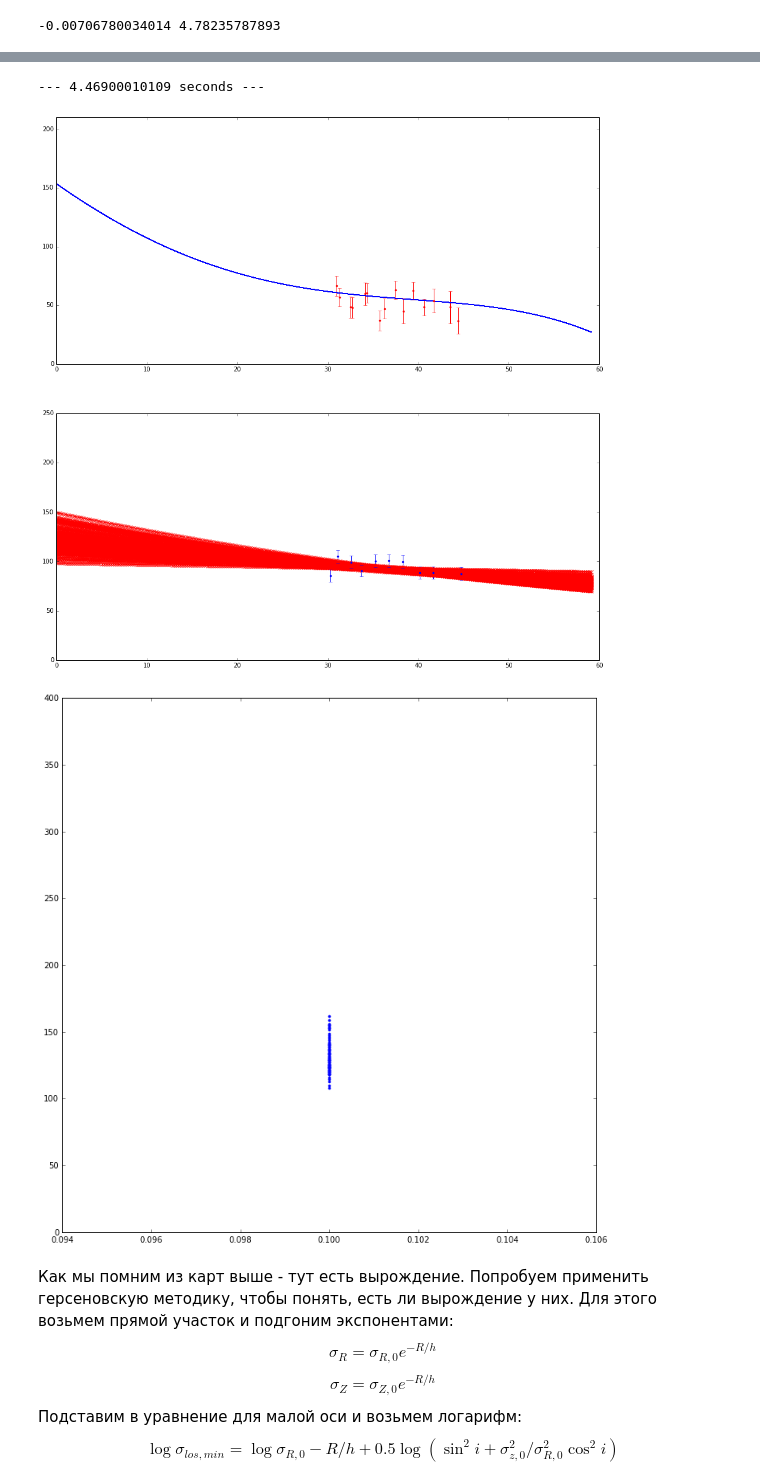
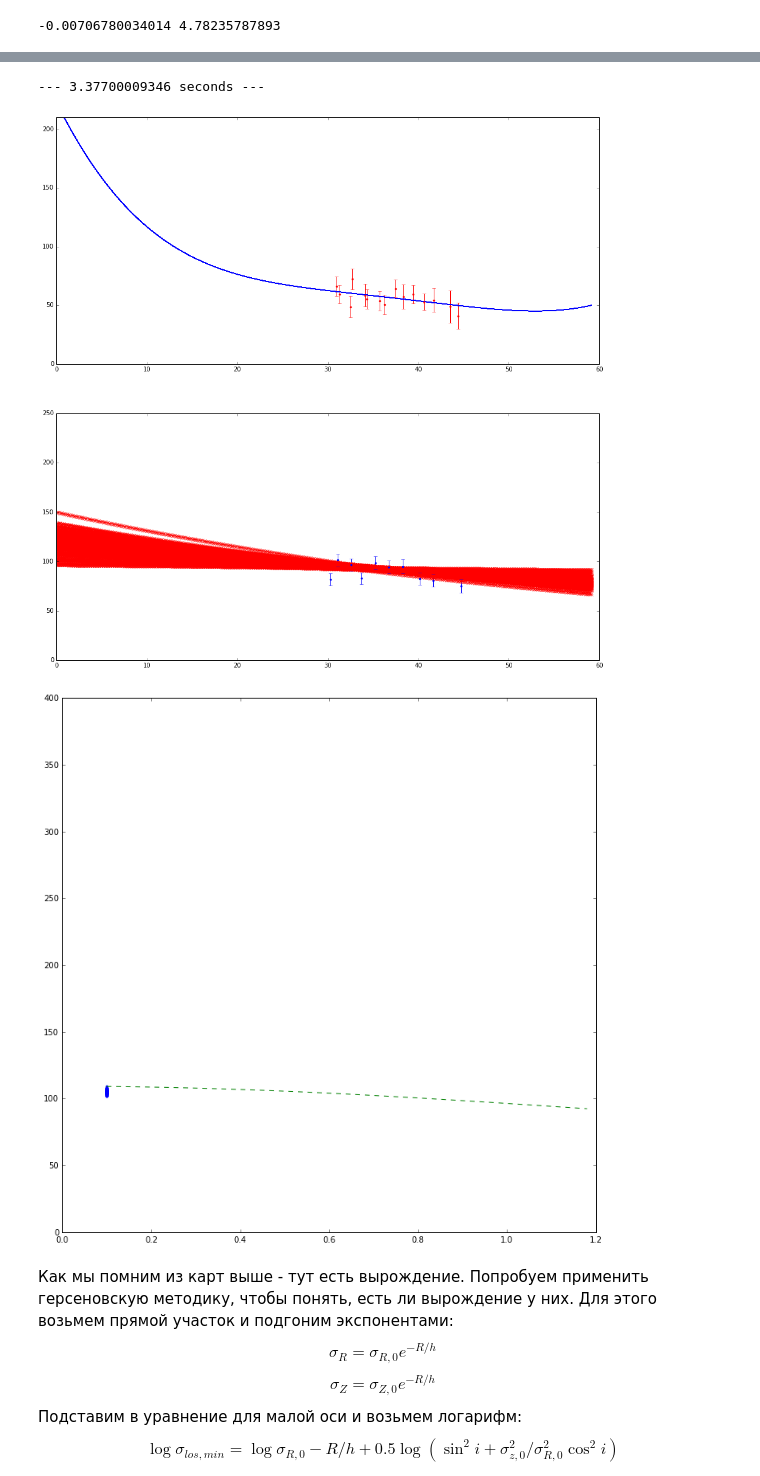
Before and after one commit to Amarchuk/2FInstability, a Jupyter notebook: notebooks/NGC3245-Copy1.ipynb, the cells around one changed output, grey strips where cells are left out. Saved outputs shown, nothing was run; the diff lists cells and outputs as text; code cells hidden in the pictures.

```diff
--- a/notebooks/NGC3245-Copy1.ipynb
+++ b/notebooks/NGC3245-Copy1.ipynb
@@ -847,6 +847,8 @@ plt.show()
 [figure]
 # %%
 # os.chdir("C:\\Users\\root\\Dropbox\\RotationCurves\\PhD\\paper1\\text\\imgs")
+
+main_slice = lambda l: sig_min_0/sqrt(sin_i**2 + cos_i**2 * l**2)
 
 alphas = np.arange(0.1, 1.2, 0.03)
 sigmas = np.arange(10.0, 400, 3.)
@@ -872,7 +874,7 @@ plt.clabel(cset, inline=1, fontsize=10, fmt='%1.1f',)
 ax.text(0.87, 260, '$\chi^2_{min}$', size = 24.)
 ax.set_ylabel('$\sigma_{R,0}$', size=20.)
 xx = np.arange(0.25, 1.0, 0.01)
-# ax.plot(xx, map(main_slice, xx), '--', color='black')
+ax.plot(xx, map(main_slice, xx), '--', color='black')
 ax.set_ylim(10, 400)
 ax.fill_between(x1, y1, 0, color='gray', alpha=0.3)
 ax.fill_between(x2, y2, 0, color='white')
@@ -895,7 +897,7 @@ plt.clabel(cset, inline=1, fontsize=10, fmt='%1.1f',)
 ax.text(0.87, 260, '$\chi^2_{maj}$', size = 24.)
 ax.set_ylabel('$\sigma_{R,0}$', size=20.)
 xx = np.arange(0.25, 1.0, 0.01)
-# ax.plot(xx, map(main_slice, xx), '--', color='black')
+ax.plot(xx, map(main_slice, xx), '--', color='black')
 
 ax.fill_between(x1, y1, 0, color='gray', alpha=0.3)
 ax.fill_between(x2, y2, 0, color='white')
@@ -907,7 +909,7 @@ err_maj = []
 for al in alphas:
     global alpha, sig_R_0
     alpha = al
-#     sig_R_0 = main_slice(al)
+    sig_R_0 = main_slice(al)
     sqerr_maj = calc_chi2_normal(sig_maj_p, e_sig_maj_p, [sig_maj_exp(Robs, p[0]) for
                                    (Robs, p) in zip(r_ma_bind, sig_maj_data)])
 #     sqerr_maj = calc_chi2_normal(sig_maj_p, e_sig_maj_p, [sig_maj_exp(r) for r in radii_maj])
@@ -1587,17 +1630,17 @@ plt.show()
 radii_maj, sig_maj_p, e_sig_maj_p = radii_maj1, sig_maj_p1, e_sig_maj_p1
 radii_min, sig_min_p, e_sig_min_p = radii_min1, sig_min_p1, e_sig_min_p1
 # %% [output]
---- 4.46900010109 seconds ---
+--- 3.37700009346 seconds ---
-[figure, old version]
+[figure, new version]
 # %%
 s,a = zip(*result)
 plt.plot(a, s, '.')
-# plt.plot(alphas, map(main_slice, alphas), '--')
+plt.plot(alphas, map(main_slice, alphas), '--')
 # plt.xlim(0.0, 0.99)
 plt.ylim(0, 400)
 plt.show()
 # %% [output]
-[figure, old version]
+[figure, new version]
 # %% [markdown]
 Как мы помним из карт выше - тут есть вырождение. Попробуем применить герсеновскую методику, чтобы понять, есть ли вырождение у них. Для этого возьмем прямой участок и подгоним экспонентами:
 $$\sigma_R = \sigma_{R,0}e^{-R/h}$$ $$\sigma_Z = \sigma_{Z,0}e^{-R/h}$$
```
Also changed, not shown: parts of 21 cells of this notebook, 4 other files.
